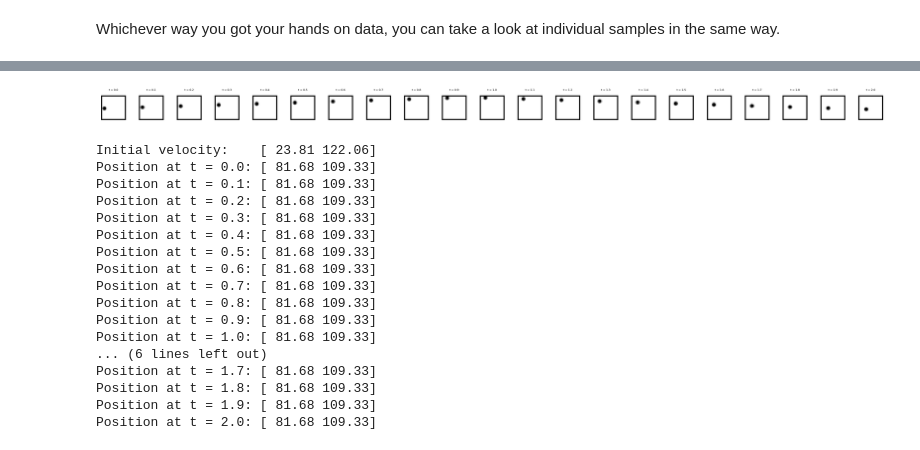
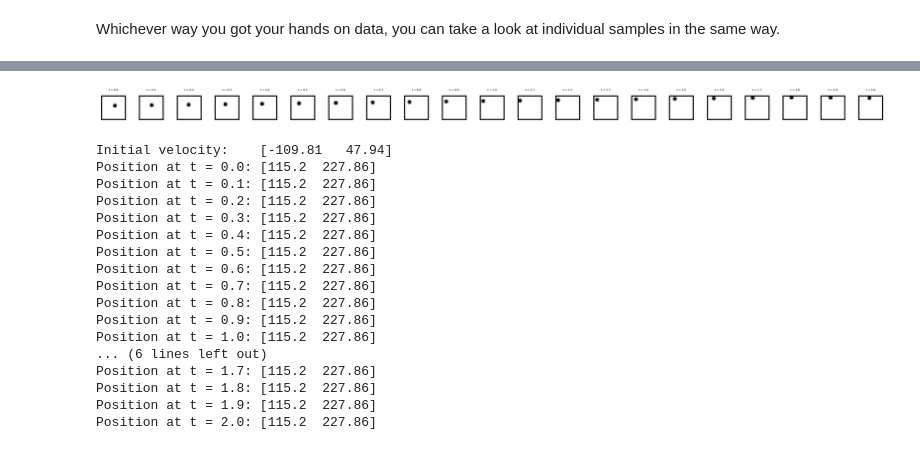
Before and after one commit to aremondtiedrez/pythia, a Jupyter notebook: demo.ipynb, the cells around one changed output, grey strips where cells are left out. Saved outputs shown, nothing was run; the diff lists cells and outputs as text; code cells hidden in the pictures.

Commit message:
Updated the demonstration notebook to use inspect_sample instead of inspect.

```diff
--- a/demo.ipynb
+++ b/demo.ipynb
@@ -80,26 +57,25 @@ HTML(animation.to_jshtml())
 # %%
 # You can also visualize that same sample by plotting all of its images side-by-side
 # (This will also show the initial velocity and the positions of the ball at each time
 # when an image has been captured. Remember: the PyThia models never see this information.
 # Nonetheless, it can sometimes can in handy to have access to it.)
-index = 1
-pythia.visualization.inspect(snapshot_timesteps, positions[index], velocities[index], images[index], display_walls=True)
+pythia.visualization.inspect_sample(0, snapshot_timesteps, positions, velocities, images, display_walls=True)
 # %% [output]
-[figure, old version]
+[figure, new version]
-Initial velocity:    [ 23.81 122.06]
-Position at t = 0.0: [ 81.68 109.33]
-Position at t = 0.1: [ 81.68 109.33]
-Position at t = 0.2: [ 81.68 109.33]
-Position at t = 0.3: [ 81.68 109.33]
-Position at t = 0.4: [ 81.68 109.33]
-Position at t = 0.5: [ 81.68 109.33]
-Position at t = 0.6: [ 81.68 109.33]
-Position at t = 0.7: [ 81.68 109.33]
-Position at t = 0.8: [ 81.68 109.33]
-Position at t = 0.9: [ 81.68 109.33]
-Position at t = 1.0: [ 81.68 109.33]
+Initial velocity:    [-109.81   47.94]
+Position at t = 0.0: [115.2  227.86]
+Position at t = 0.1: [115.2  227.86]
+Position at t = 0.2: [115.2  227.86]
+Position at t = 0.3: [115.2  227.86]
+Position at t = 0.4: [115.2  227.86]
+Position at t = 0.5: [115.2  227.86]
+Position at t = 0.6: [115.2  227.86]
+Position at t = 0.7: [115.2  227.86]
+Position at t = 0.8: [115.2  227.86]
+Position at t = 0.9: [115.2  227.86]
+Position at t = 1.0: [115.2  227.86]
 ... (6 lines left out)
-Position at t = 1.7: [ 81.68 109.33]
-Position at t = 1.8: [ 81.68 109.33]
-Position at t = 1.9: [ 81.68 109.33]
-Position at t = 2.0: [ 81.68 109.33]
+Position at t = 1.7: [115.2  227.86]
+Position at t = 1.8: [115.2  227.86]
+Position at t = 1.9: [115.2  227.86]
+Position at t = 2.0: [115.2  227.86]
```
Also changed, not shown: parts of 3 cells of this notebook.
